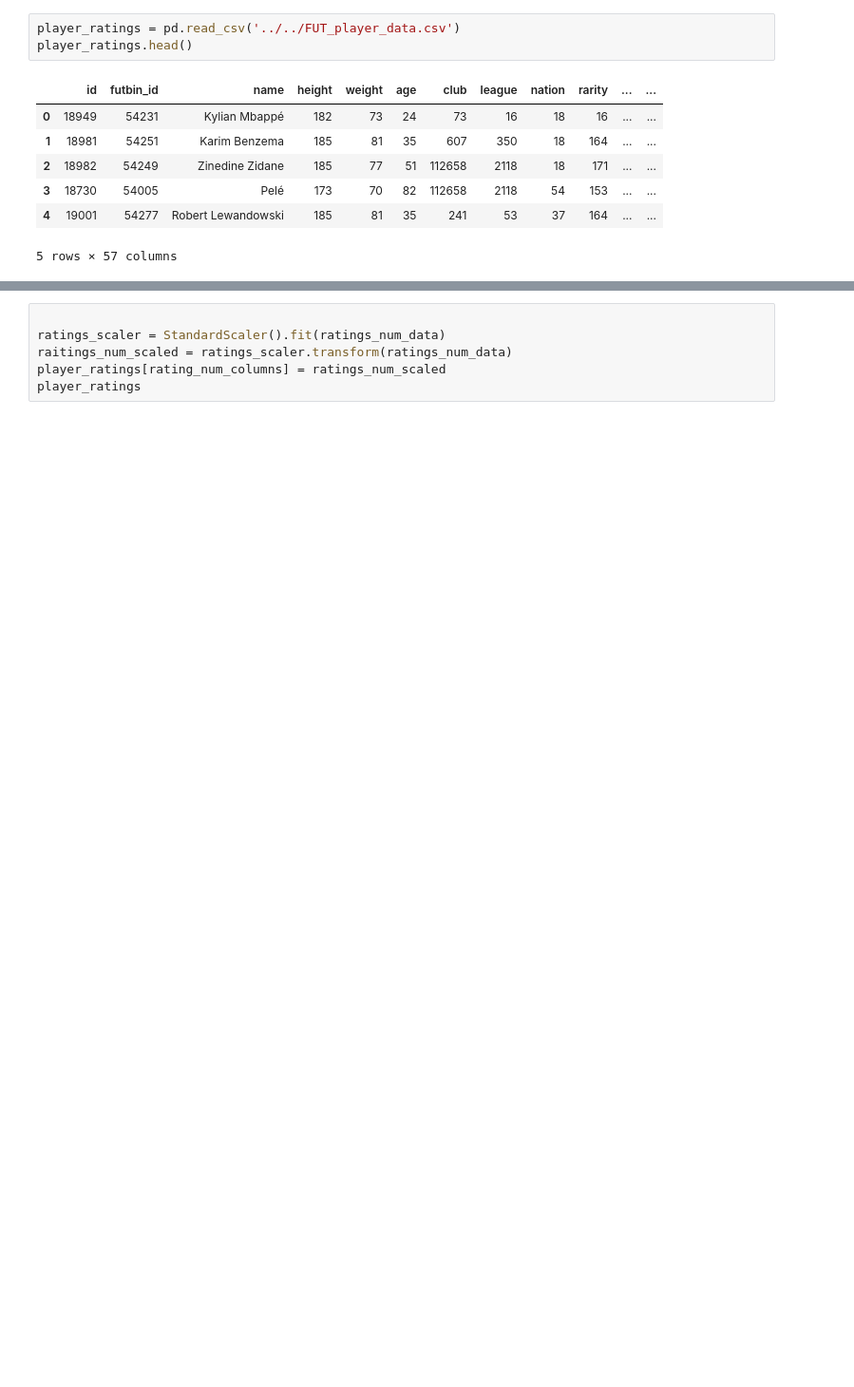
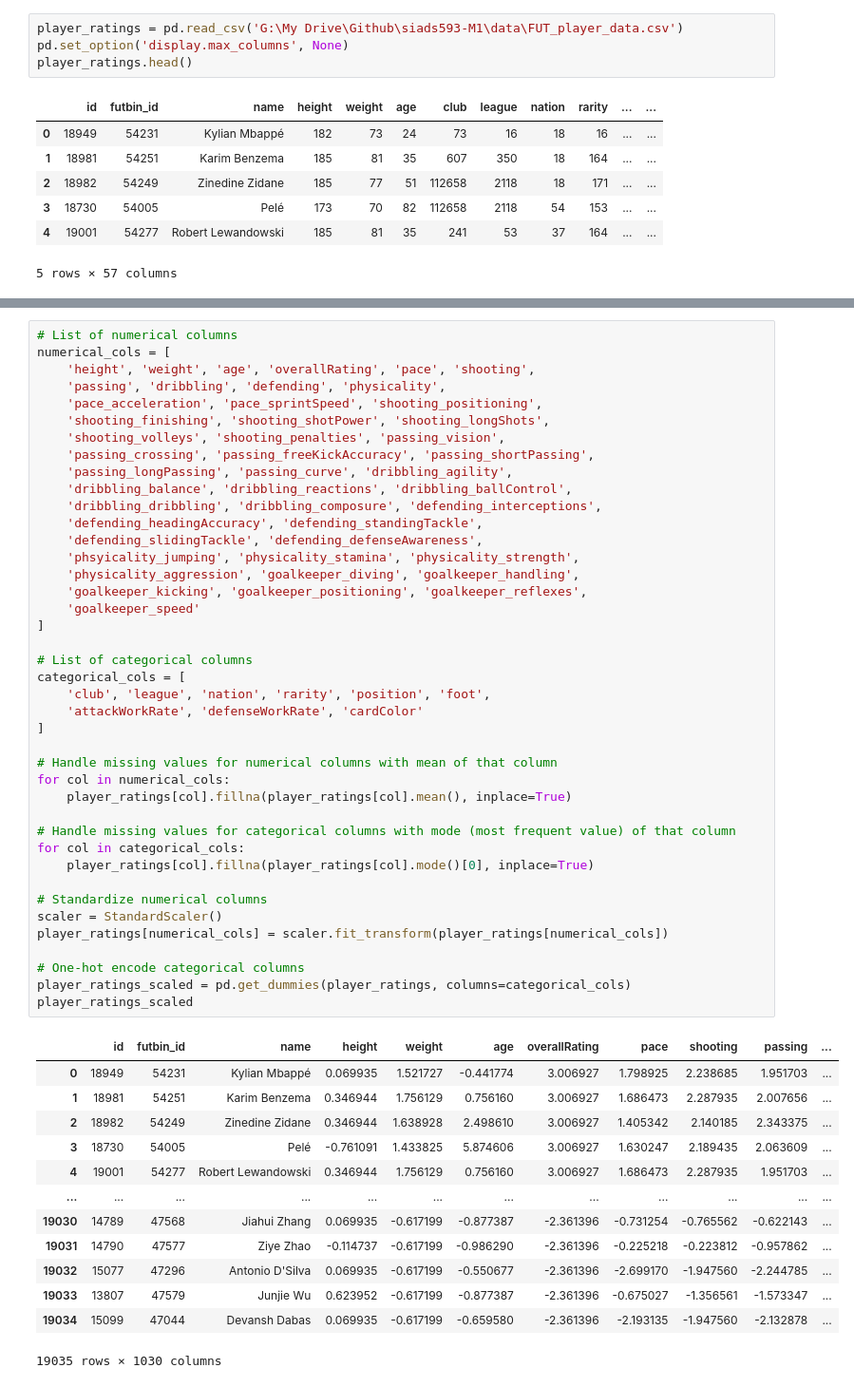
Before and after one commit to brandon-ds/siads593-M1, a Jupyter notebook: notebooks/data_preprocessing.ipynb, the cells around one changed output, grey strips where cells are left out. Shown at 95% size. Drawn from its saved outputs; the diff is of its cells as text; blank space fills up the shorter version.

Commit message:
standardized player_ratings df

```diff
--- a/notebooks/data_preprocessing.ipynb
+++ b/notebooks/data_preprocessing.ipynb
@@ -85,7 +85,8 @@ player_valuations
 # %% [markdown]
 ### Player skill dataset
 # %%
-player_ratings = pd.read_csv('../../FUT_player_data.csv')
+player_ratings = pd.read_csv('G:\My Drive\Github\siads593-M1\data\FUT_player_data.csv')
+pd.set_option('display.max_columns', None)
 player_ratings.head()
 # %% [output]
 |  | id | futbin_id | name | height | weight | age | club | league | nation | rarity | ... | ... |
@@ -167,6 +99,55 @@ AssertionError: Overlapping columns detected
-# %%
-
-ratings_scaler = StandardScaler().fit(ratings_num_data)
-raitings_num_scaled = ratings_scaler.transform(ratings_num_data)
-player_ratings[rating_num_columns] = ratings_num_scaled
-player_ratings
+# %%
+# List of numerical columns
+numerical_cols = [
+    'height', 'weight', 'age', 'overallRating', 'pace', 'shooting',
+    'passing', 'dribbling', 'defending', 'physicality',
+    'pace_acceleration', 'pace_sprintSpeed', 'shooting_positioning',
+    'shooting_finishing', 'shooting_shotPower', 'shooting_longShots',
+    'shooting_volleys', 'shooting_penalties', 'passing_vision',
+    'passing_crossing', 'passing_freeKickAccuracy', 'passing_shortPassing',
+    'passing_longPassing', 'passing_curve', 'dribbling_agility',
+    'dribbling_balance', 'dribbling_reactions', 'dribbling_ballControl',
+    'dribbling_dribbling', 'dribbling_composure', 'defending_interceptions',
+    'defending_headingAccuracy', 'defending_standingTackle',
+    'defending_slidingTackle', 'defending_defenseAwareness',
+    'phsyicality_jumping', 'physicality_stamina', 'physicality_strength',
+    'physicality_aggression', 'goalkeeper_diving', 'goalkeeper_handling',
+    'goalkeeper_kicking', 'goalkeeper_positioning', 'goalkeeper_reflexes',
+    'goalkeeper_speed'
+]
+
+# List of categorical columns
+categorical_cols = [
+    'club', 'league', 'nation', 'rarity', 'position', 'foot',
+    'attackWorkRate', 'defenseWorkRate', 'cardColor'
+]
+
+# Handle missing values for numerical columns with mean of that column
+for col in numerical_cols:
+    player_ratings[col].fillna(player_ratings[col].mean(), inplace=True)
+
+# Handle missing values for categorical columns with mode (most frequent value) of that column
+for col in categorical_cols:
+    player_ratings[col].fillna(player_ratings[col].mode()[0], inplace=True)
+
+# Standardize numerical columns
+scaler = StandardScaler()
+player_ratings[numerical_cols] = scaler.fit_transform(player_ratings[numerical_cols])
+
+# One-hot encode categorical columns
+player_ratings_scaled = pd.get_dummies(player_ratings, columns=categorical_cols)
+player_ratings_scaled
+# %% [output]
+|  | id | futbin_id | name | height | weight | age | overallRating | pace | shooting | passing | ... |
+| 0 | 18949 | 54231 | Kylian Mbappé | 0.069935 | 1.521727 | -0.441774 | 3.006927 | 1.798925 | 2.238685 | 1.951703 | ... |
+| 1 | 18981 | 54251 | Karim Benzema | 0.346944 | 1.756129 | 0.756160 | 3.006927 | 1.686473 | 2.287935 | 2.007656 | ... |
+| 2 | 18982 | 54249 | Zinedine Zidane | 0.346944 | 1.638928 | 2.498610 | 3.006927 | 1.405342 | 2.140185 | 2.343375 | ... |
+| 3 | 18730 | 54005 | Pelé | -0.761091 | 1.433825 | 5.874606 | 3.006927 | 1.630247 | 2.189435 | 2.063609 | ... |
+| 4 | 19001 | 54277 | Robert Lewandowski | 0.346944 | 1.756129 | 0.756160 | 3.006927 | 1.686473 | 2.287935 | 1.951703 | ... |
+| ... | ... | ... | ... | ... | ... | ... | ... | ... | ... | ... | ... |
+| 19030 | 14789 | 47568 | Jiahui Zhang | 0.069935 | -0.617199 | -0.877387 | -2.361396 | -0.731254 | -0.765562 | -0.622143 | ... |
+| 19031 | 14790 | 47577 | Ziye Zhao | -0.114737 | -0.617199 | -0.986290 | -2.361396 | -0.225218 | -0.223812 | -0.957862 | ... |
+| 19032 | 15077 | 47296 | Antonio D'Silva | 0.069935 | -0.617199 | -0.550677 | -2.361396 | -2.699170 | -1.947560 | -2.244785 | ... |
+| 19033 | 13807 | 47579 | Junjie Wu | 0.623952 | -0.617199 | -0.877387 | -2.361396 | -0.675027 | -1.356561 | -1.573347 | ... |
+| 19034 | 15099 | 47044 | Devansh Dabas | 0.069935 | -0.617199 | -0.659580 | -2.361396 | -2.193135 | -1.947560 | -2.132878 | ... |
+19035 rows × 1030 columns
```
Also changed, not shown: parts of 2 cells of this notebook.
